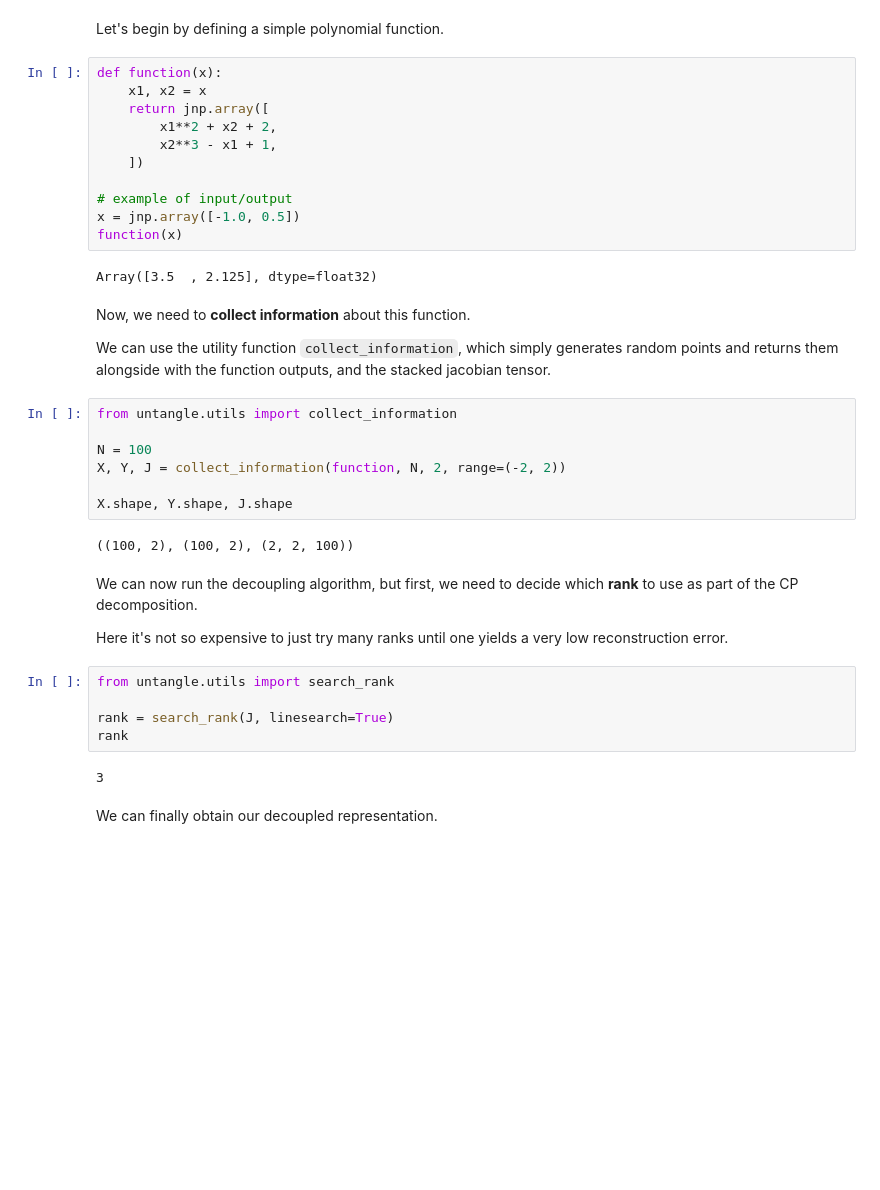
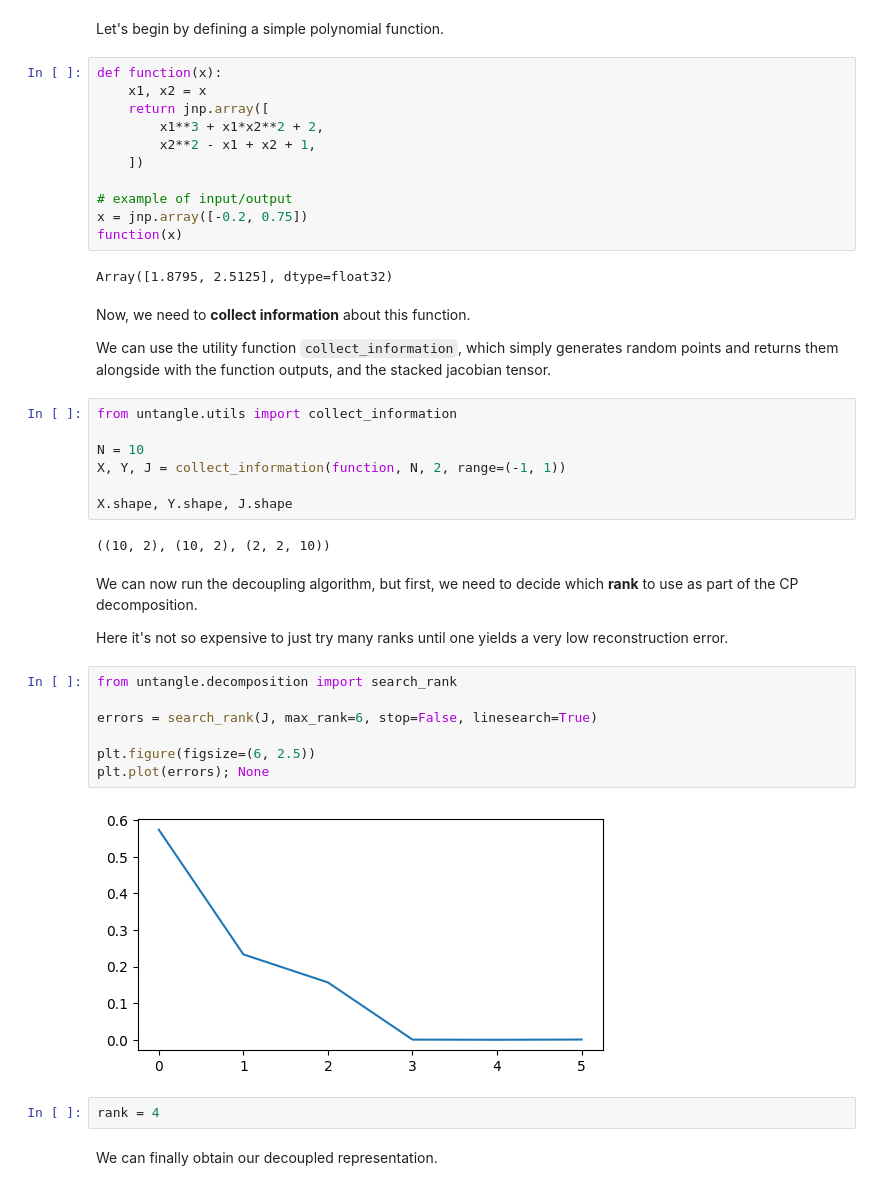
Before and after one commit to mrochk/untangle, a Jupyter notebook: examples/introduction.ipynb, the cells around one changed output. Cells and saved outputs as stored; diff of their text form; blank space fills up the shorter version.

Commit message:
changed search_rank to just return errors (for plotting)

```diff
--- a/examples/introduction.ipynb
+++ b/examples/introduction.ipynb
@@ -21,15 +22,15 @@ Let's begin by defining a simple polynomial function.
 def function(x):
     x1, x2 = x
     return jnp.array([
-        x1**2 + x2 + 2,
-        x2**3 - x1 + 1,
+        x1**3 + x1*x2**2 + 2,
+        x2**2 - x1 + x2 + 1,
     ])
 
 # example of input/output
-x = jnp.array([-1.0, 0.5])
+x = jnp.array([-0.2, 0.75])
 function(x)
 # %% [output]
-Array([3.5  , 2.125], dtype=float32)
+Array([1.8795, 2.5125], dtype=float32)
 # %% [markdown]
 Now, we need to **collect information** about this function.
 
@@ -37,23 +38,27 @@ We can use the utility function `collect_information`, which simply generates ra
 # %%
 from untangle.utils import collect_information
 
-N = 100
-X, Y, J = collect_information(function, N, 2, range=(-2, 2))
+N = 10
+X, Y, J = collect_information(function, N, 2, range=(-1, 1))
 
 X.shape, Y.shape, J.shape
 # %% [output]
-((100, 2), (100, 2), (2, 2, 100))
+((10, 2), (10, 2), (2, 2, 10))
 # %% [markdown]
 We can now run the decoupling algorithm, but first, we need to decide which **rank** to use as part of the CP decomposition.
 
 Here it's not so expensive to just try many ranks until one yields a very low reconstruction error.
 # %%
-from untangle.utils import search_rank
+from untangle.decomposition import search_rank
 
-rank = search_rank(J, linesearch=True)
-rank
+errors = search_rank(J, max_rank=6, stop=False, linesearch=True)
+
+plt.figure(figsize=(6, 2.5))
+plt.plot(errors); None
 # %% [output]
-3
+[figure, added]
+# %%
+rank = 4
 # %% [markdown]
 We can finally obtain our decoupled representation.
 # %%
```
Also changed, not shown: parts of 7 cells of this notebook, 4 other files.
